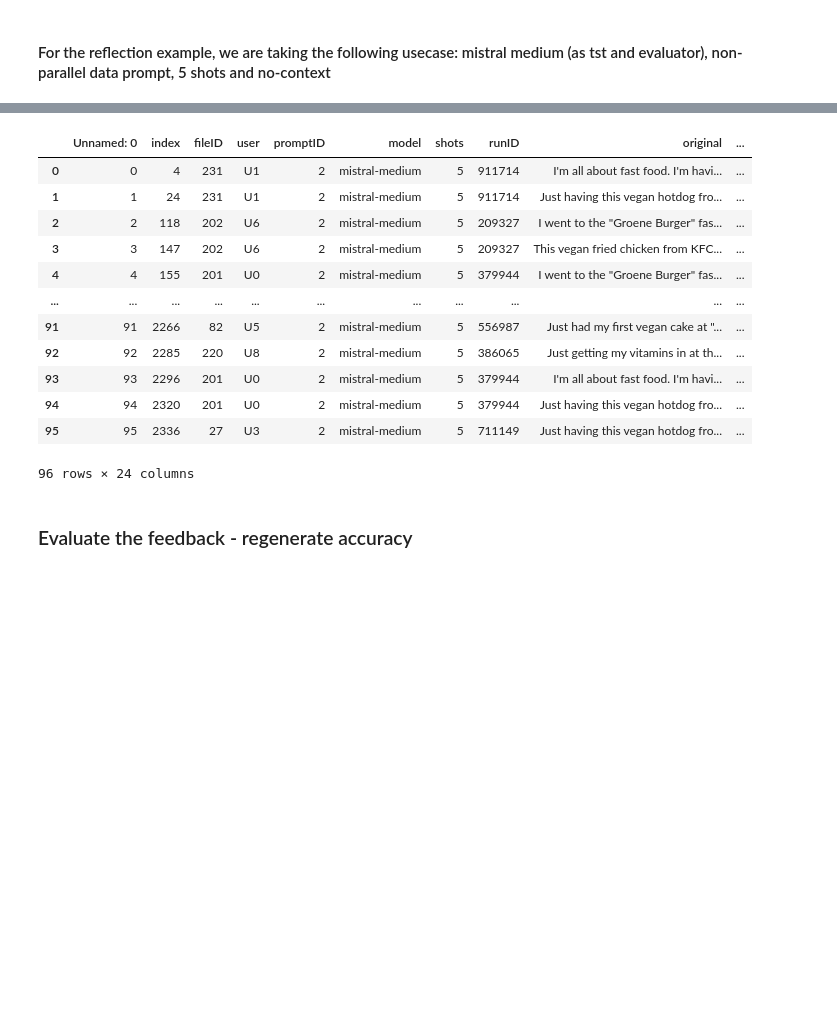
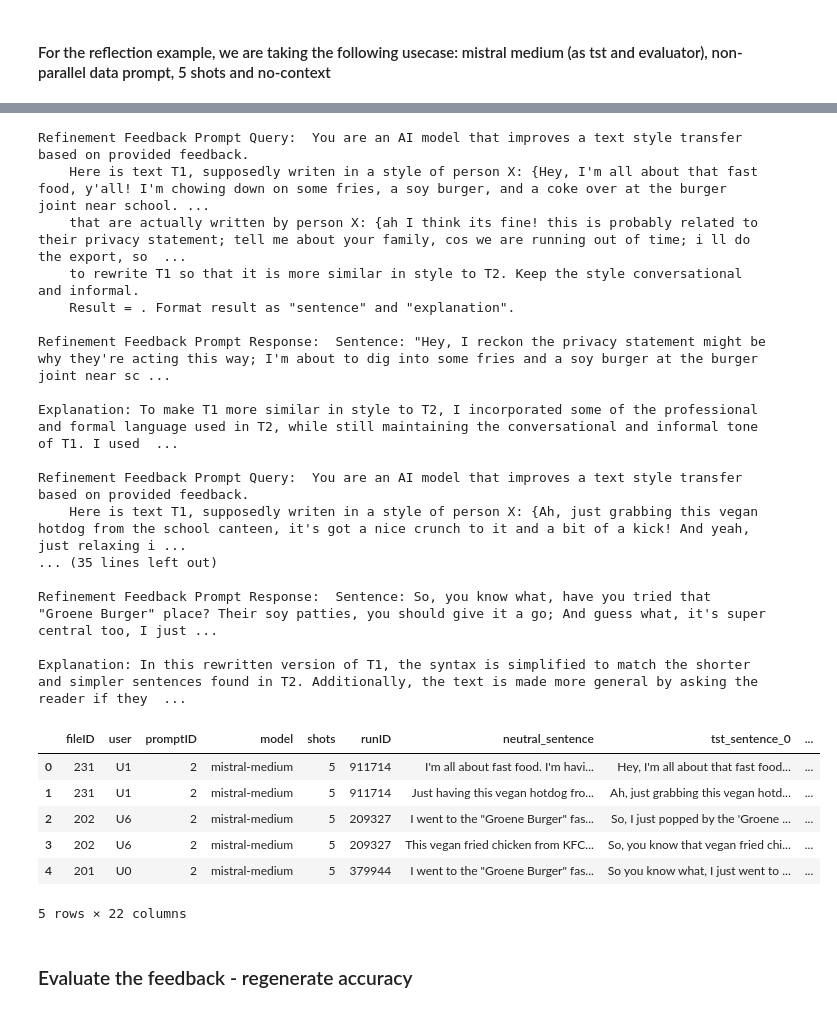
Before and after one commit to MovezNetwork/llm-evaluation, a Jupyter notebook: N7_Reflection_llm.ipynb, the cells around one changed output, grey strips where cells are left out. Drawn from its saved outputs; the diff is of its cells as text; code cells hidden in the pictures; blank space fills up the shorter version.

```diff
--- a/N7_Reflection_llm.ipynb
+++ b/N7_Reflection_llm.ipynb
@@ -44,8 +46,9 @@ prompts_dict_new_accuracy = {
 }
 # %%
 ## GET UPDATED ACCURACIES - MISTRAL CALLS
-# evl_df = pd.DataFrame()
-# for index, row in df.iterrows():
-#     evl_df = pd.concat([evl_df, evl.get_accuracy_score(prompts_dict_new_accuracy, row, 'NoContext_' + format(index), 0)], ignore_index=True)
-# evl_df.to_csv('f8_llm_evaluation_data/Mistral/0_loop_updated_accuracy_evaluation_summary.csv')
+evl_df = pd.DataFrame()
+for index, row in df.iterrows():
+    evl_df = pd.concat([evl_df, evl.get_accuracy_score(prompts_dict_new_accuracy, row, 'NoContext_' + format(index), accuracy_loop_id)], ignore_index=True)
+evl_df = evl.extract_explanation(evl_df,'explanation_accuracy_0')
+evl_df.to_csv('f8_llm_evaluation_data/Mistral/accuracy_update_summary_loop_' + str(accuracy_loop_id) + '.csv')
 # %%
@@ -73,4 +86,5 @@ df.shape,df.columns
 # %%
+refine_loop_id = 0
 refine_prompt_dict = {
     # System prompt
     'prompt_p1': '''You are an AI model that improves a text style transfer based on provided feedback.
@@ -94,22 +102,32 @@ refine_prompt_dict
 # %%
 feedback_df = pd.DataFrame()
 for index, row in df.iterrows():
-    feedback_df = pd.concat([feedback_df, evl.get_updated_evaluation_mistral(prompts_dict_feedback, row, 'NoContext_' + format(index),'feedback_generation')], ignore_index=True)
-feedback_df.to_csv('f8_llm_evaluation_data/Mistral/0_loop_updated_feedback_summary.csv')
+    feedback_df = pd.concat([feedback_df, evl.get_refinement_feedback(refine_prompt_dict, row, 'NoContext_' + format(index),refine_loop_id)], ignore_index=True)
+feedback_df = evl.extract_feedback(feedback_df,refine_loop_id)
+feedback_df.to_csv('f8_llm_evaluation_data/Mistral/' +  "refine_summary_loop_" + str(refine_loop_id) + '.csv')
+feedback_df
+# %% [output]
+Refinement Feedback Prompt Query:  You are an AI model that improves a text style transfer based on provided feedback.
+    Here is text T1, supposedly writen in a style of person X: {Hey, I'm all about that fast food, y'all! I'm chowing down on some fries, a soy burger, and a coke over at the burger joint near school. ...
+    that are actually written by person X: {ah I think its fine! this is probably related to their privacy statement; tell me about your family, cos we are running out of time; i ll do the export, so  ...
+    to rewrite T1 so that it is more similar in style to T2. Keep the style conversational and informal.
+    Result = . Format result as "sentence" and "explanation".
+
+Refinement Feedback Prompt Response:  Sentence: "Hey, I reckon the privacy statement might be why they're acting this way; I'm about to dig into some fries and a soy burger at the burger joint near sc ...
+
+Explanation: To make T1 more similar in style to T2, I incorporated some of the professional and formal language used in T2, while still maintaining the conversational and informal tone of T1. I used  ...
+
+Refinement Feedback Prompt Query:  You are an AI model that improves a text style transfer based on provided feedback.
+    Here is text T1, supposedly writen in a style of person X: {Ah, just grabbing this vegan hotdog from the school canteen, it's got a nice crunch to it and a bit of a kick! And yeah, just relaxing i ...
+... (35 lines left out)
+
+Refinement Feedback Prompt Response:  Sentence: So, you know what, have you tried that "Groene Burger" place? Their soy patties, you should give it a go; And guess what, it's super central too, I just ...
+
+Explanation: In this rewritten version of T1, the syntax is simplified to match the shorter and simpler sentences found in T2. Additionally, the text is made more general by asking the reader if they  ...
+|  | fileID | user | promptID | model | shots | runID | neutral_sentence | tst_sentence_0 | ... |
+| 0 | 231 | U1 | 2 | mistral-medium | 5 | 911714 | I'm all about fast food. I'm havi... | Hey, I'm all about that fast food... | ... |
+| 1 | 231 | U1 | 2 | mistral-medium | 5 | 911714 | Just having this vegan hotdog fro... | Ah, just grabbing this vegan hotd... | ... |
+| 2 | 202 | U6 | 2 | mistral-medium | 5 | 209327 | I went to the "Groene Burger" fas... | So, I just popped by the 'Groene ... | ... |
+| 3 | 202 | U6 | 2 | mistral-medium | 5 | 209327 | This vegan fried chicken from KFC... | So, you know that vegan fried chi... | ... |
+| 4 | 201 | U0 | 2 | mistral-medium | 5 | 379944 | I went to the "Groene Burger" fas... | So you know what, I just went to ... | ... |
+5 rows × 22 columns
-# %%
-feedback_df  = pd.read_csv('f8_llm_evaluation_data/Mistral/0_loop_updated_feedback_summary.csv')
-feedback_df
-# %% [output]
-|  | Unnamed: 0 | index | fileID | user | promptID | model | shots | runID | original | ... |
-| 0 | 0 | 4 | 231 | U1 | 2 | mistral-medium | 5 | 911714 | I'm all about fast food. I'm havi... | ... |
-| 1 | 1 | 24 | 231 | U1 | 2 | mistral-medium | 5 | 911714 | Just having this vegan hotdog fro... | ... |
-| 2 | 2 | 118 | 202 | U6 | 2 | mistral-medium | 5 | 209327 | I went to the "Groene Burger" fas... | ... |
-| 3 | 3 | 147 | 202 | U6 | 2 | mistral-medium | 5 | 209327 | This vegan fried chicken from KFC... | ... |
-| 4 | 4 | 155 | 201 | U0 | 2 | mistral-medium | 5 | 379944 | I went to the "Groene Burger" fas... | ... |
-| ... | ... | ... | ... | ... | ... | ... | ... | ... | ... | ... |
-| 91 | 91 | 2266 | 82 | U5 | 2 | mistral-medium | 5 | 556987 | Just had my first vegan cake at "... | ... |
-| 92 | 92 | 2285 | 220 | U8 | 2 | mistral-medium | 5 | 386065 | Just getting my vitamins in at th... | ... |
-| 93 | 93 | 2296 | 201 | U0 | 2 | mistral-medium | 5 | 379944 | I'm all about fast food. I'm havi... | ... |
-| 94 | 94 | 2320 | 201 | U0 | 2 | mistral-medium | 5 | 379944 | Just having this vegan hotdog fro... | ... |
-| 95 | 95 | 2336 | 27 | U3 | 2 | mistral-medium | 5 | 711149 | Just having this vegan hotdog fro... | ... |
-96 rows × 24 columns
```
Also changed, not shown: parts of 36 cells of this notebook, 1 other file.
